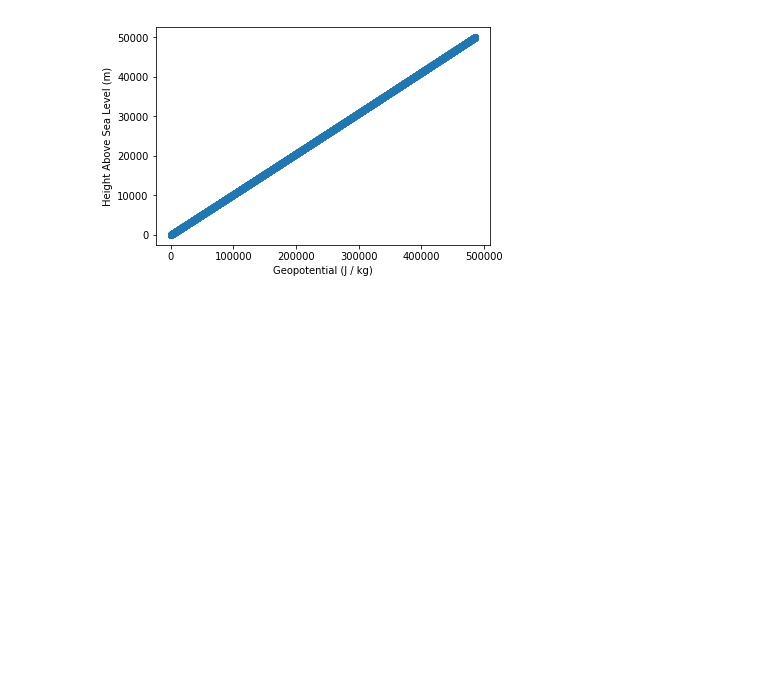
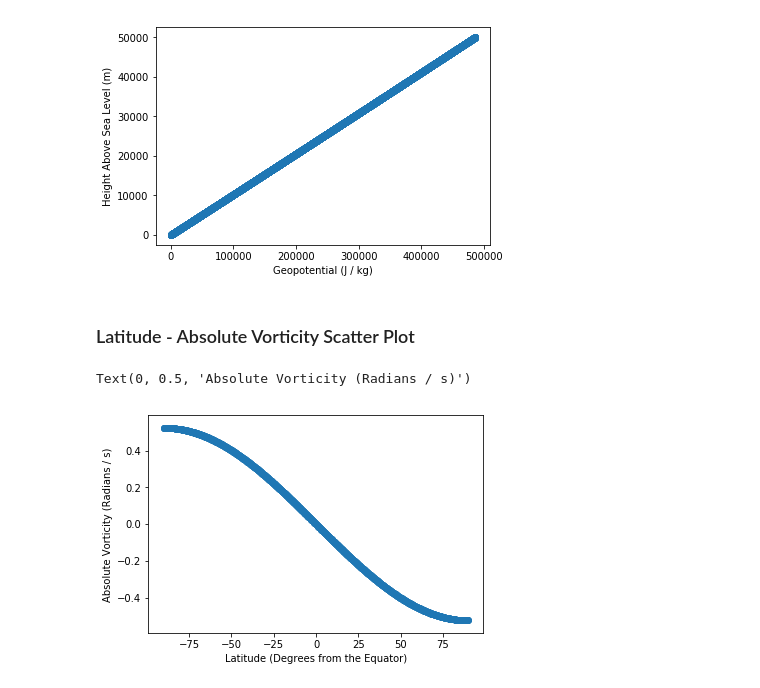
Before and after one commit to amsimp/amsimp, a Jupyter notebook: benchmarking/visualise.ipynb, the cells around one changed output. Cells and saved outputs as stored; diff of their text form; code cells hidden in the pictures; blank space fills up the shorter version.

```diff
--- a/benchmarking/visualise.ipynb
+++ b/benchmarking/visualise.ipynb
@@ -73,3 +73,12 @@ plt.ylabel('Height Above Sea Level (m)')
 # %% [output]
 Text(0, 0.5, 'Height Above Sea Level (m)')
 [figure]
+# %% [markdown]
+### Latitude - Absolute Vorticity Scatter Plot
+# %%
+plt.scatter(detail.latitude_lines(), detail.absolute_vorticity())
+plt.xlabel('Latitude (Degrees from the Equator)')
+plt.ylabel('Absolute Vorticity (Radians / s)')
+# %% [output]
+Text(0, 0.5, 'Absolute Vorticity (Radians / s)')
+[figure, added]
```
Also changed, not shown: parts of 1 cell of this notebook, 1 other file.
